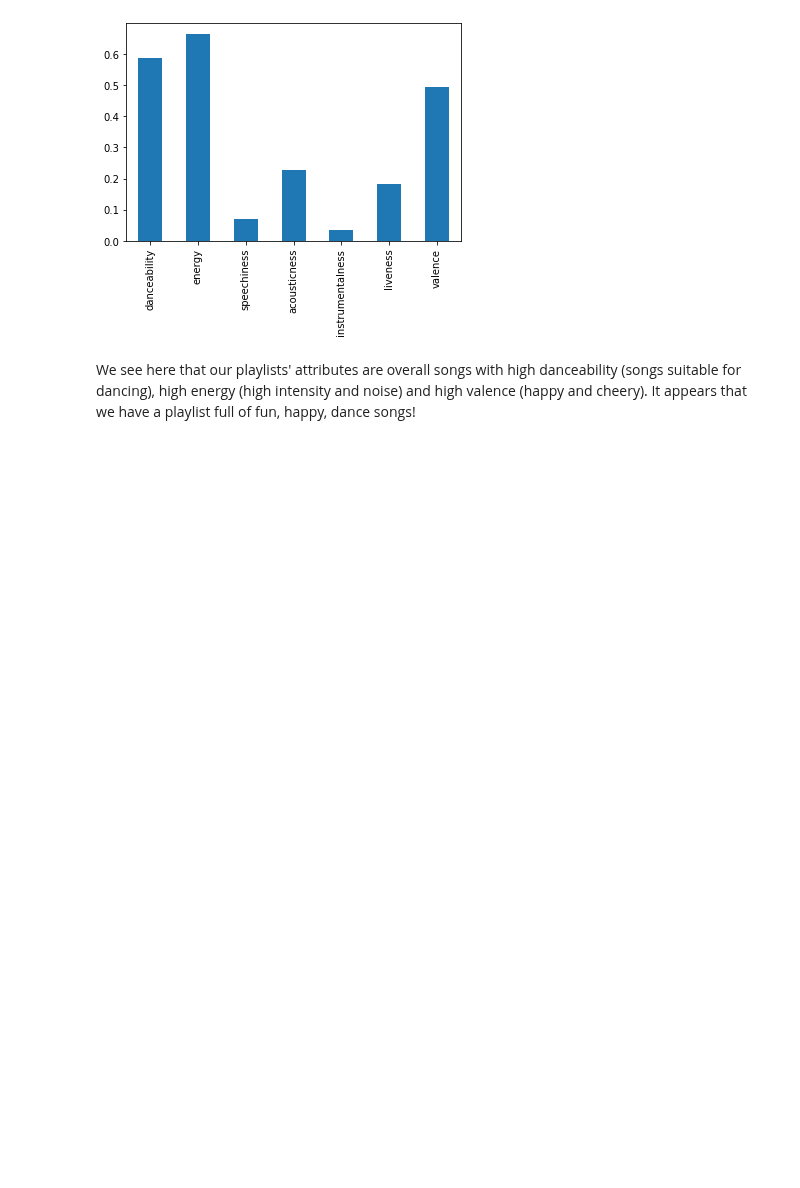
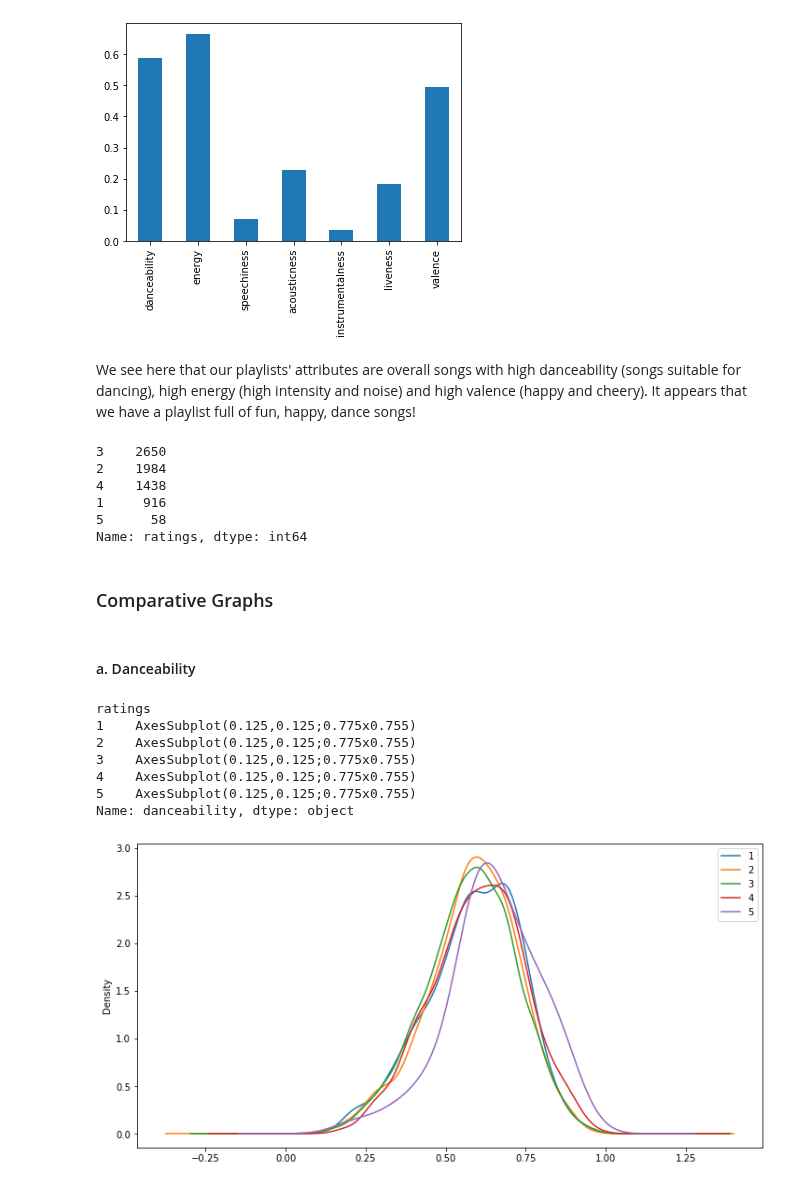
Before and after one commit to adinas94/Spotify_Recommendation_System, a Jupyter notebook: EDA.ipynb, the cells around one changed output. Saved outputs shown, nothing was run; the diff lists cells and outputs as text; code cells hidden in the pictures; blank space fills up the shorter version.

```diff
--- a/EDA.ipynb
+++ b/EDA.ipynb
@@ -487,3 +528,28 @@ df[scale].mean().plot(kind='bar')
 [figure]
 # %% [markdown]
 We see here that our playlists' attributes are overall songs with high danceability (songs suitable for dancing), high energy (high intensity and noise) and high valence (happy and cheery). It appears that we have a playlist full of fun, happy, dance songs!
+# %%
+df['ratings'].value_counts()
+# %% [output]
+3    2650
+2    1984
+4    1438
+1     916
+5      58
+Name: ratings, dtype: int64
+# %% [markdown]
+### Comparative Graphs
+# %% [markdown]
+#### a. Danceability
+# %%
+#Plot KDE graph for danceability across all ratings
+df.groupby("ratings").danceability.plot(kind='kde', legend=True, figsize=(12,6))
+# %% [output]
+ratings
+1    AxesSubplot(0.125,0.125;0.775x0.755)
+2    AxesSubplot(0.125,0.125;0.775x0.755)
+3    AxesSubplot(0.125,0.125;0.775x0.755)
+4    AxesSubplot(0.125,0.125;0.775x0.755)
+5    AxesSubplot(0.125,0.125;0.775x0.755)
+Name: danceability, dtype: object
+[figure, added]
```
Also changed, not shown: parts of 28 cells of this notebook, 2 other files.
